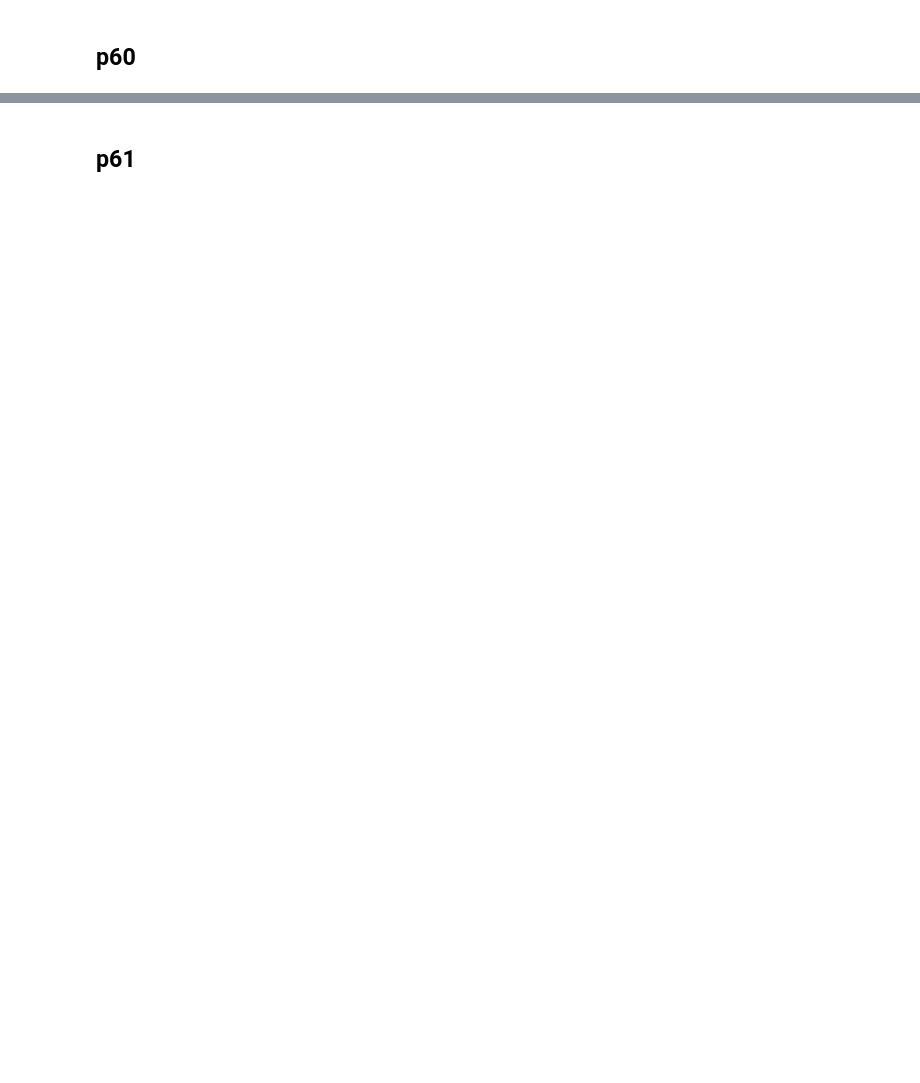
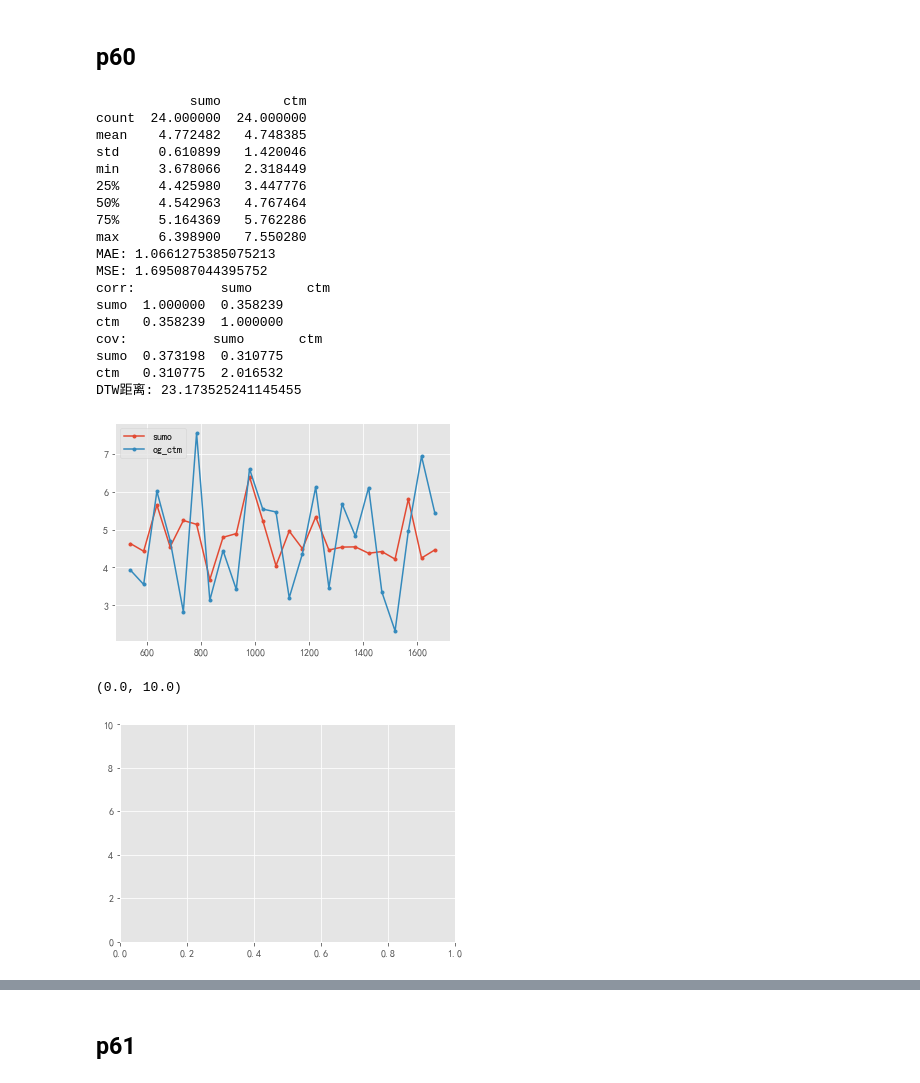
Before and after one commit to Eightina/Digital-Twin-CTM, a Jupyter notebook: Digital-Twin/ac_p6.ipynb, the cells around one changed output, grey strips where cells are left out. Cells and saved outputs as stored; diff of their text form; code cells hidden in the pictures; blank space fills up the shorter version.

```diff
--- a/Digital-Twin/ac_p6.ipynb
+++ b/Digital-Twin/ac_p6.ipynb
@@ -171,2 +195,39 @@ def vis(sumo, ctm, time0:np.array):
 # %% [markdown]
 ## p60
+# %%
+# sumo=[4.674946534225682, 4.222844345269094, 4.722258842323506, 4.83960570509622, 5.489239955688965, 5.241180142826672, 4.984378087400417, 5.461805791246799, 5.648878639223831, 5.6978238690360525, 4.764151320764208, 4.978141827038941, 4.546088484298518, 4.9061464983179635, 5.191756272276197, 4.327780198686553, 4.982927446363586, 4.495411930459506, 4.319398300150335, 4.565368619399643, 4.678136706002512, 4.554328584552631, 4.871087864133552, 4.616033411493819]
+# ctm= [3.322774586333276, 1.6738872528440045, 3.5846455837747753, 4.870151450228647, 3.5993684082677575, 5.470502669038203, 4.012794913625347, 4.676403768377622, 3.4329734694211624, 4.8766405353827675, 4.527945765715966, 4.938487827223627, 2.8354531966937215, 2.7183619350963806, 4.714532289482501, 2.866029227522224, 4.607513868302539, 3.992491502309077, 5.187060875380746, 3.1920443581328426, 3.9874024959562844, 4.715811076859831, 4.541182371444079, 4.653973944914492]
+# time0= [539, 588, 637, 686, 735, 784, 833, 882, 931, 980, 1029, 1078, 1127, 1176, 1225, 1274, 1323, 1372, 1421, 1470, 1519, 1568, 1617, 1666]
+# sumo=[4.674946534225682, 4.222844345269094, 4.722258842323506, 4.83960570509622, 5.489239955688965, 5.241180142826672, 4.984378087400417, 5.461805791246799, 5.648878639223831, 5.6978238690360525, 4.764151320764208, 4.978141827038941, 4.546088484298518, 4.9061464983179635, 5.191756272276197, 4.327780198686553, 4.982927446363586, 4.495411930459506, 4.319398300150335, 4.565368619399643, 4.678136706002512, 4.554328584552631, 4.871087864133552, 4.616033411493819]
+# ctm= [4.118201553180653, 2.008711298306783, 4.582513378512475, 6.046648549509572, 4.71882473338734, 6.932275295257568, 5.054576143305352, 5.960155243569232, 4.217665168676484, 6.229786568499626, 5.714452643143503, 5.924615185670178, 3.572978194879026, 3.634661410717254, 6.194876393964214, 3.6446202054936836, 5.7173561563297195, 5.048196813562414, 6.449203897029795, 3.967203119749664, 5.009094639828331, 6.10392350416917, 5.622199273878528, 5.6247765126854485]
+# time0= [539, 588, 637, 686, 735, 784, 833, 882, 931, 980, 1029, 1078, 1127, 1176, 1225, 1274, 1323, 1372, 1421, 1470, 1519, 1568, 1617, 1666]
+sumo=[4.630511022464066, 4.428306489802182, 5.651503200731655, 4.543298213866623, 5.241259253599511, 5.139274690337028, 3.6780664385017583, 4.796435104736037, 4.894257385783715, 6.398899520780268, 5.239653645421401, 4.0445889746353245, 4.959895231802058, 4.494797185866021, 5.3345817315236275, 4.459754684926264, 4.537320594281258, 4.542627060654997, 4.373679634120589, 4.41900155990438, 4.218803034860957, 5.80322607580011, 4.247320908814563, 4.462503901324287]
+ctm= [0.15711441860404066, 0.14193310340245566, 0.24058985966508106, 0.18837829258130945, 0.11312185307984711, 0.30201119184494013, 0.12524683757494853, 0.17771631606081698, 0.13667381202781592, 0.264274067348904, 0.22171157918950563, 0.2186975105136049, 0.1278718095996354, 0.1746276565220045, 0.24494066343202692, 0.13832344671692512, 0.22712528705596924, 0.19301886086935524, 0.24453979989756713, 0.1340198516845703, 0.09273796280225118, 0.1982777065700955, 0.27762611963415657, 0.21787152391798956]
+time0= [539, 588, 637, 686, 735, 784, 833, 882, 931, 980, 1029, 1078, 1127, 1176, 1225, 1274, 1323, 1372, 1421, 1470, 1519, 1568, 1617, 1666]
+time0 = np.array(time0)
+ctm = [_ * 25 for _ in ctm]
+calc_indexes(sumo, ctm)
+vis(sumo, ctm, time0)
+plt.ylim([0, 10])
+# %% [output]
+            sumo        ctm
+count  24.000000  24.000000
+mean    4.772482   4.748385
+std     0.610899   1.420046
+min     3.678066   2.318449
+25%     4.425980   3.447776
+50%     4.542963   4.767464
+75%     5.164369   5.762286
+max     6.398900   7.550280
+MAE: 1.0661275385075213
+MSE: 1.695087044395752
+corr:           sumo       ctm
+sumo  1.000000  0.358239
+ctm   0.358239  1.000000
+cov:           sumo       ctm
+sumo  0.373198  0.310775
+ctm   0.310775  2.016532
+DTW距离: 23.173525241145455
+[figure, added]
+(0.0, 10.0)
+[figure, added]
```
Also changed, not shown: parts of 11 cells of this notebook, 24 other files.
